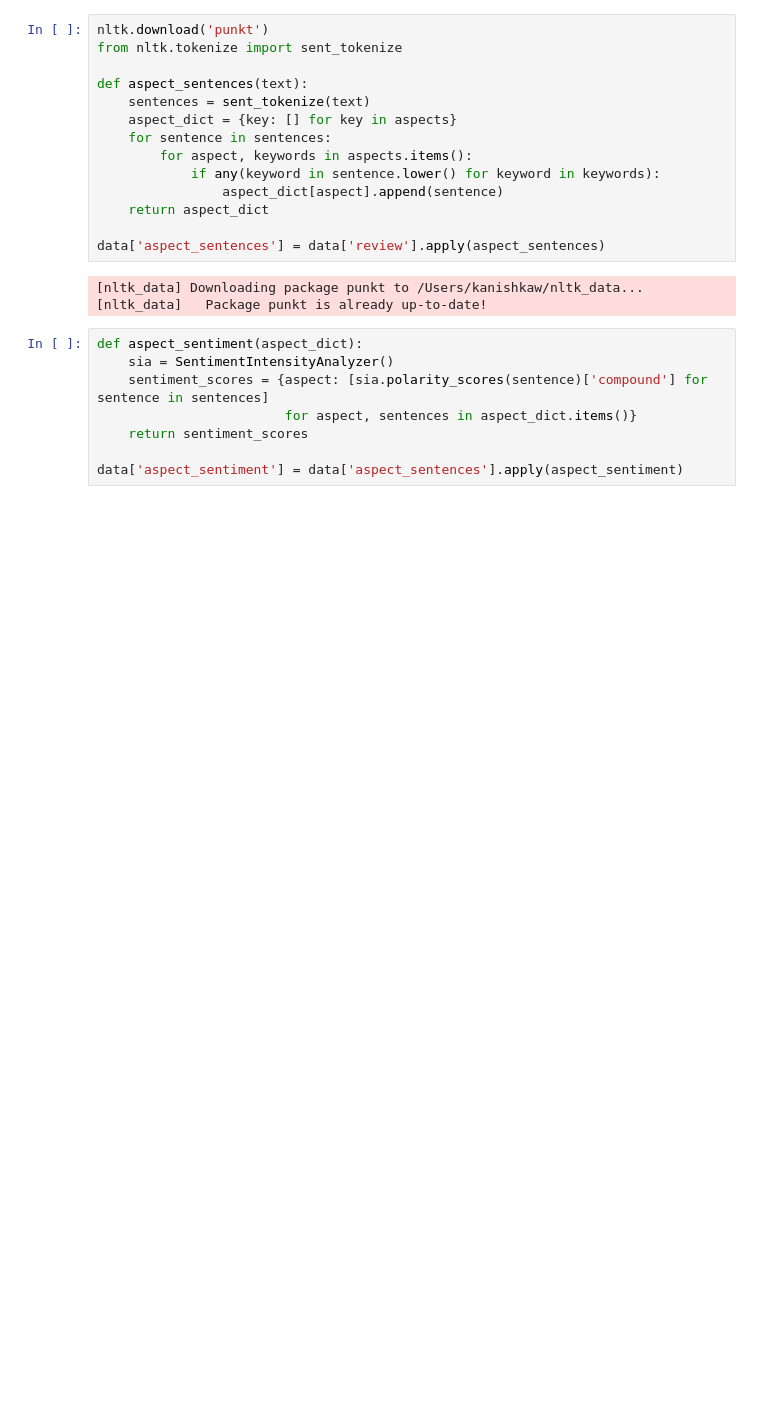
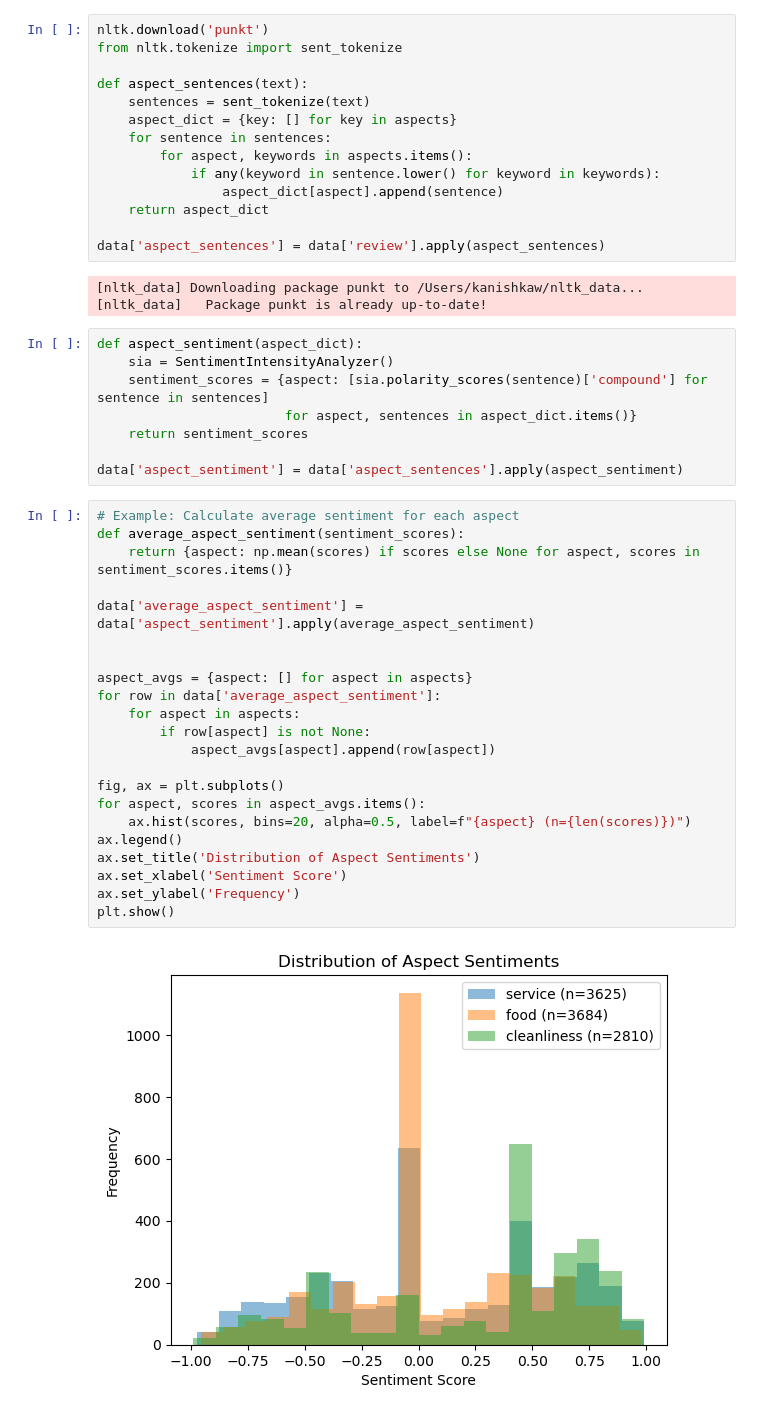
Before and after one commit to wickkan/mcdonalds-analysis, a Jupyter notebook: mcdonalds_analysis.ipynb, the cells around one changed output. Saved outputs shown, nothing was run; the diff lists cells and outputs as text; blank space fills up the shorter version.

Commit message:
visualise sentiment analysis

```diff
--- a/mcdonalds_analysis.ipynb
+++ b/mcdonalds_analysis.ipynb
@@ -156,3 +169,27 @@ def aspect_sentiment(aspect_dict):
     return sentiment_scores
 
 data['aspect_sentiment'] = data['aspect_sentences'].apply(aspect_sentiment)
+# %%
+# Example: Calculate average sentiment for each aspect
+def average_aspect_sentiment(sentiment_scores):
+    return {aspect: np.mean(scores) if scores else None for aspect, scores in sentiment_scores.items()}
+
+data['average_aspect_sentiment'] = data['aspect_sentiment'].apply(average_aspect_sentiment)
+
+
+aspect_avgs = {aspect: [] for aspect in aspects}
+for row in data['average_aspect_sentiment']:
+    for aspect in aspects:
+        if row[aspect] is not None:
+            aspect_avgs[aspect].append(row[aspect])
+
+fig, ax = plt.subplots()
+for aspect, scores in aspect_avgs.items():
+    ax.hist(scores, bins=20, alpha=0.5, label=f"{aspect} (n={len(scores)})")
+ax.legend()
+ax.set_title('Distribution of Aspect Sentiments')
+ax.set_xlabel('Sentiment Score')
+ax.set_ylabel('Frequency')
+plt.show()
+# %% [output]
+[figure, added]
```
Also changed, not shown: parts of 2 cells of this notebook.
